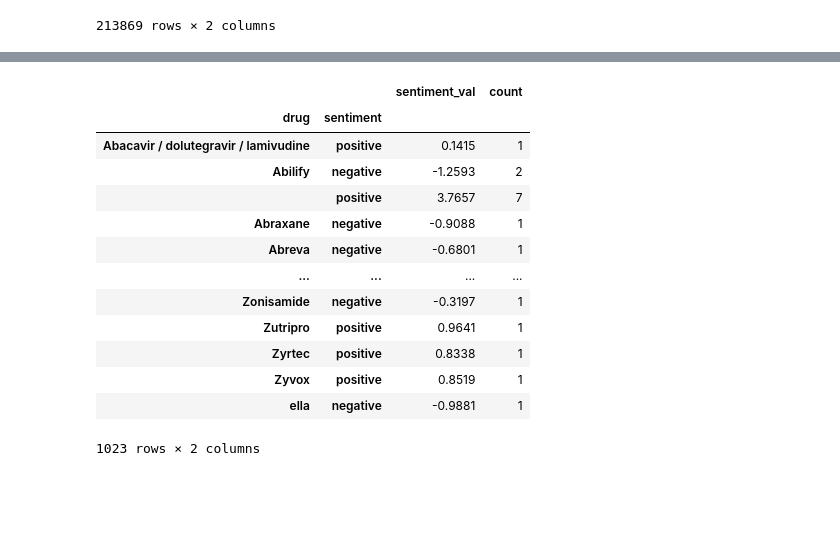
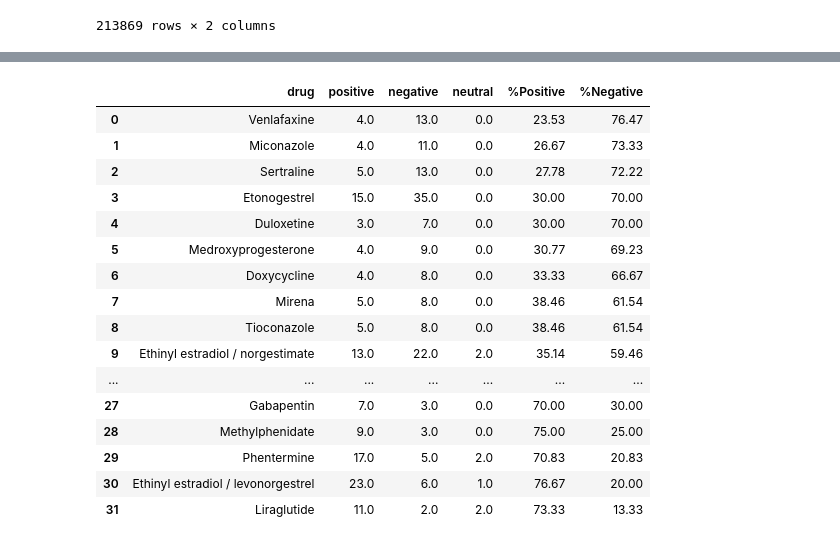
Before and after one commit to lmcosta98/Project2_FCD, a Jupyter notebook: drug_review.ipynb, the cells around one changed output, grey strips where cells are left out. Saved outputs shown, nothing was run; the diff lists cells and outputs as text; code cells hidden in the pictures; blank space fills up the shorter version.

Commit message:
Finalized drug sentiment. Missing running everything

```diff
--- a/drug_review.ipynb
+++ b/drug_review.ipynb
@@ -1086,9 +1086,8 @@ sentiment_data
 | 213868 | Arthrotec | It works |
 213869 rows × 2 columns
 # %%
-
 analyzer = SentimentIntensityAnalyzer()
-sentiment_data_2 = sentiment_data.sample(frac=0.01).copy()
-sentiment_data_2['sentiment_val'] = sentiment_data_2['review'].apply(lambda x: mean([analyzer.polarity_scores(sentence)['compound'] for sentence in x.split('.')]))
+sentiment_data_2 = sentiment_data.copy()
+sentiment_data_2['sentiment_val'] = sentiment_data_2['review'].apply(lambda x: median([analyzer.polarity_scores(sentence)['compound'] for sentence in x.split('.')]))
 # %%
 sentiment_data_2['sentiment'] = sentiment_data_2['sentiment_val'].apply(lambda x: 'positive' if x >= 0.05 else('negative' if x <= -0.05 else 'neutral'))
@@ -1113,17 +1094,54 @@ aux = sentiment_data_2.groupby(by=['drug', 'sentiment']).sum()
-# %%
-drug_sentiment
-# %% [output]
-|  |  | sentiment_val | count |
-| drug | sentiment |  |  |
-| Abacavir / dolutegravir / lamivudine | positive | 0.1415 | 1 |
-| Abilify | negative | -1.2593 | 2 |
-|  | positive | 3.7657 | 7 |
-| Abraxane | negative | -0.9088 | 1 |
-| Abreva | negative | -0.6801 | 1 |
-| ... | ... | ... | ... |
-| Zonisamide | negative | -0.3197 | 1 |
-| Zutripro | positive | 0.9641 | 1 |
-| Zyrtec | positive | 0.8338 | 1 |
-| Zyvox | positive | 0.8519 | 1 |
-| ella | negative | -0.9881 | 1 |
-1023 rows × 2 columns
+# %%
+# Auxiliar column just to count the number of positive and negative reviews per drug without the problems that using count brings
+sentiment_data_2['count'] = 1
+# Grouping the rows by drug and sentiment and counting how many positive, negative and neutral reviews exist per drug
+aux = sentiment_data_2.groupby(by=['drug', 'sentiment'], as_index=False).sum()
+# Creating an auxiliar dataframe to get one column per sentiment instead of column with all the sentiments mixed in
+aux['positive'] = aux.loc[aux['sentiment'] == 'positive']['count']
+aux['negative'] = aux.loc[aux['sentiment'] == 'negative']['count']
+aux['neutral'] = aux.loc[aux['sentiment'] == 'neutral']['count']
+
+# The rows of the table have the following layout:
+#
+#  drug      sentiment    positive    negative
+#   xpto      positive       5         NaN
+#   xpto      negative      NaN         2
+#
+# By setting the entries of the sentiments column to aux, we can melt those rows into a single one.
+aux['sentiment'] = 'aux'
+
+# Melting the rows together
+drug_sentiment = aux.groupby(['drug', 'sentiment'], as_index=False).first()
+# Some NaNs appeared in rows that didn't have positive/negative/neutral reviews before the melting
+# so we will be removing them by filling them with 0.
+drug_sentiment.fillna(0, inplace=True)
+# Droping unused columns
+drug_sentiment.drop(columns=['sentiment', 'sentiment_val', 'count'], inplace=True)
+# Calculating the percentage of positive and negative reviews for each drug
+drug_sentiment['%Positive'] = round((drug_sentiment['positive'] / (drug_sentiment['positive'] + drug_sentiment['negative'] + drug_sentiment['neutral'])) * 100, 2)
+drug_sentiment['%Negative'] = round((drug_sentiment['negative'] / (drug_sentiment['positive'] + drug_sentiment['negative'] + drug_sentiment['neutral'])) * 100, 2)
+# %%
+# Selecting only the drugs that have more than 10 reviews
+top_drug_sentiment = drug_sentiment[(drug_sentiment['positive'] + drug_sentiment['negative']) >= 10].copy()
+
+# Ordering the table by the drugs with a higher percentage of negative reviews first
+top_drug_sentiment.sort_values(by='%Negative', ascending=False, inplace=True, ignore_index=True)
+top_drug_sentiment
+# %% [output]
+|  | drug | positive | negative | neutral | %Positive | %Negative |
+| 0 | Venlafaxine | 4.0 | 13.0 | 0.0 | 23.53 | 76.47 |
+| 1 | Miconazole | 4.0 | 11.0 | 0.0 | 26.67 | 73.33 |
+| 2 | Sertraline | 5.0 | 13.0 | 0.0 | 27.78 | 72.22 |
+| 3 | Etonogestrel | 15.0 | 35.0 | 0.0 | 30.00 | 70.00 |
+| 4 | Duloxetine | 3.0 | 7.0 | 0.0 | 30.00 | 70.00 |
+| 5 | Medroxyprogesterone | 4.0 | 9.0 | 0.0 | 30.77 | 69.23 |
+| 6 | Doxycycline | 4.0 | 8.0 | 0.0 | 33.33 | 66.67 |
+| 7 | Mirena | 5.0 | 8.0 | 0.0 | 38.46 | 61.54 |
+| 8 | Tioconazole | 5.0 | 8.0 | 0.0 | 38.46 | 61.54 |
+| 9 | Ethinyl estradiol / norgestimate | 13.0 | 22.0 | 2.0 | 35.14 | 59.46 |
+| ... | ... | ... | ... | ... | ... | ... |
+| 27 | Gabapentin | 7.0 | 3.0 | 0.0 | 70.00 | 30.00 |
+| 28 | Methylphenidate | 9.0 | 3.0 | 0.0 | 75.00 | 25.00 |
+| 29 | Phentermine | 17.0 | 5.0 | 2.0 | 70.83 | 20.83 |
+| 30 | Ethinyl estradiol / levonorgestrel | 23.0 | 6.0 | 1.0 | 76.67 | 20.00 |
+| 31 | Liraglutide | 11.0 | 2.0 | 2.0 | 73.33 | 13.33 |
```
Also changed, not shown: parts of 4 cells of this notebook.
